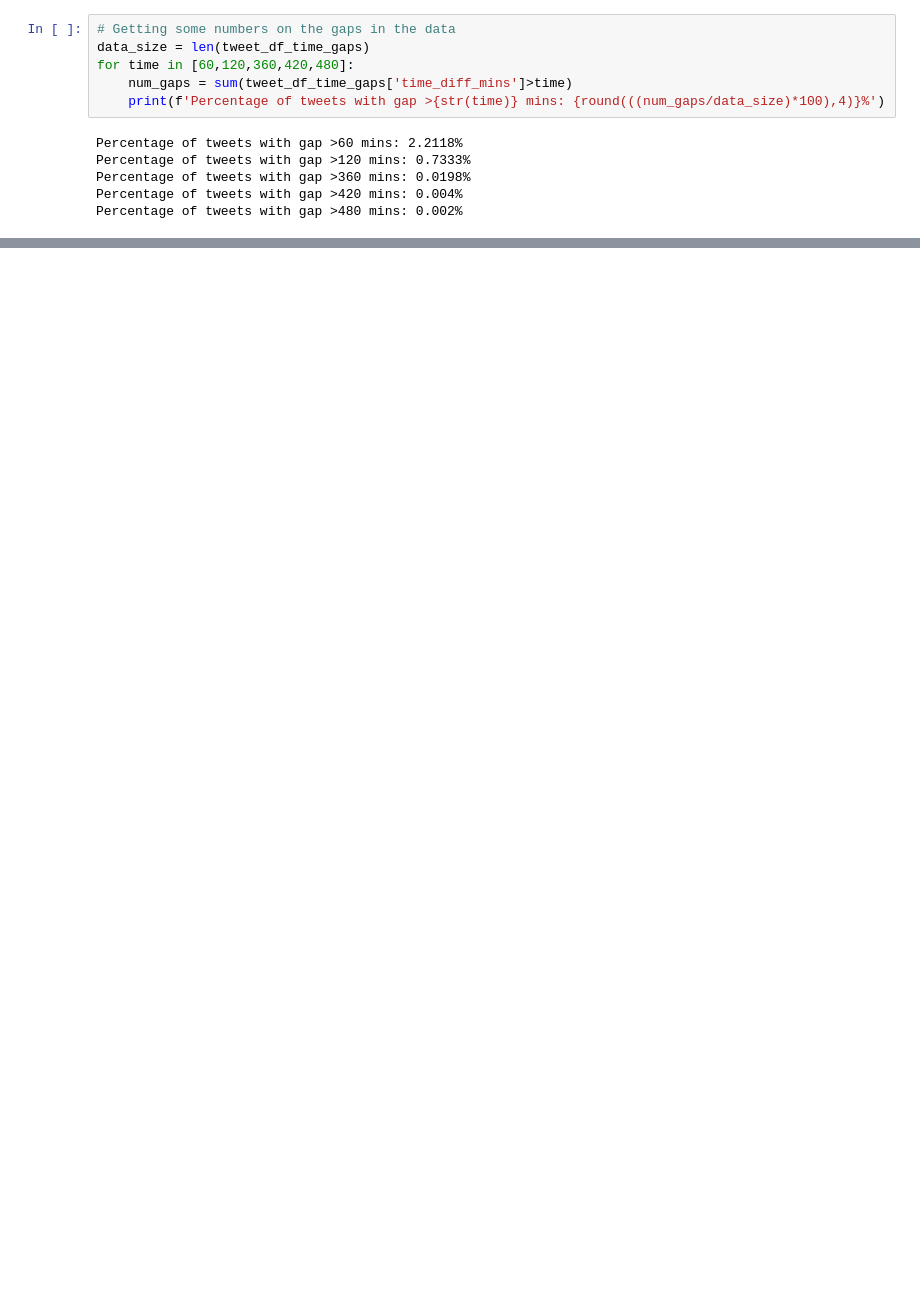
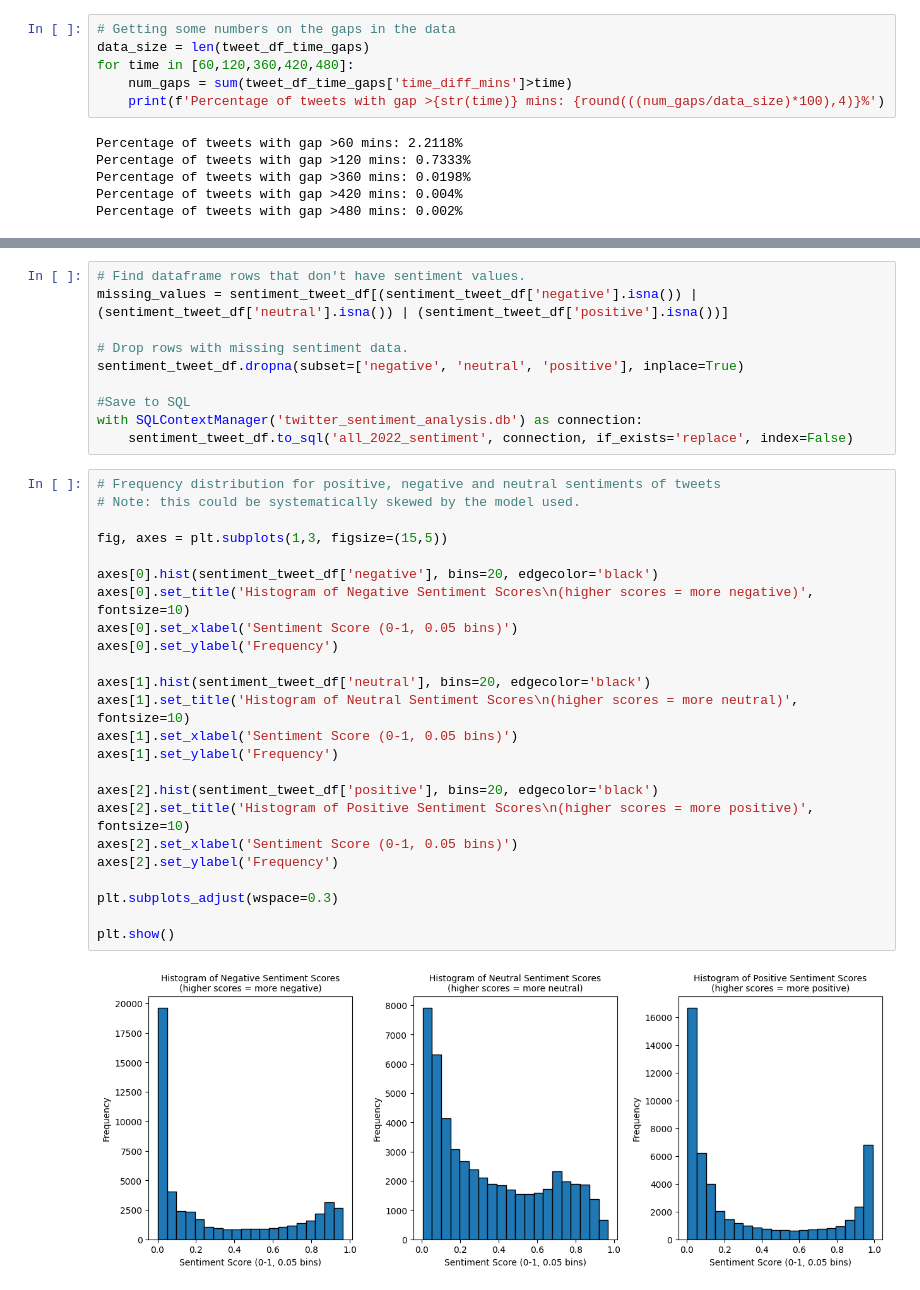
Before and after one commit to christywastaken/twitter-sentiment-analysis, a Jupyter notebook: twitter_sentiment_analysis.ipynb, the cells around one changed output, grey strips where cells are left out. Cells and saved outputs as stored; diff of their text form; blank space fills up the shorter version.

```diff
--- a/twitter_sentiment_analysis.ipynb
+++ b/twitter_sentiment_analysis.ipynb
@@ -255,0 +238,36 @@ KeyboardInterrupt:
+# %%
+# Find dataframe rows that don't have sentiment values.
+missing_values = sentiment_tweet_df[(sentiment_tweet_df['negative'].isna()) | (sentiment_tweet_df['neutral'].isna()) | (sentiment_tweet_df['positive'].isna())]
+
+# Drop rows with missing sentiment data.
+sentiment_tweet_df.dropna(subset=['negative', 'neutral', 'positive'], inplace=True)
+
+#Save to SQL
+with SQLContextManager('twitter_sentiment_analysis.db') as connection:
+    sentiment_tweet_df.to_sql('all_2022_sentiment', connection, if_exists='replace', index=False)
+# %%
+# Frequency distribution for positive, negative and neutral sentiments of tweets
+# Note: this could be systematically skewed by the model used.
+
+fig, axes = plt.subplots(1,3, figsize=(15,5))
+
+axes[0].hist(sentiment_tweet_df['negative'], bins=20, edgecolor='black')
+axes[0].set_title('Histogram of Negative Sentiment Scores\n(higher scores = more negative)', fontsize=10)
+axes[0].set_xlabel('Sentiment Score (0-1, 0.05 bins)')
+axes[0].set_ylabel('Frequency')
+
+axes[1].hist(sentiment_tweet_df['neutral'], bins=20, edgecolor='black')
+axes[1].set_title('Histogram of Neutral Sentiment Scores\n(higher scores = more neutral)', fontsize=10)
+axes[1].set_xlabel('Sentiment Score (0-1, 0.05 bins)')
+axes[1].set_ylabel('Frequency')
+
+axes[2].hist(sentiment_tweet_df['positive'], bins=20, edgecolor='black')
+axes[2].set_title('Histogram of Positive Sentiment Scores\n(higher scores = more positive)', fontsize=10)
+axes[2].set_xlabel('Sentiment Score (0-1, 0.05 bins)')
+axes[2].set_ylabel('Frequency')
+
+plt.subplots_adjust(wspace=0.3)
+
+plt.show()
+# %% [output]
+[figure, added]
```
Also changed, not shown: parts of 10 cells of this notebook, 1 other file.
